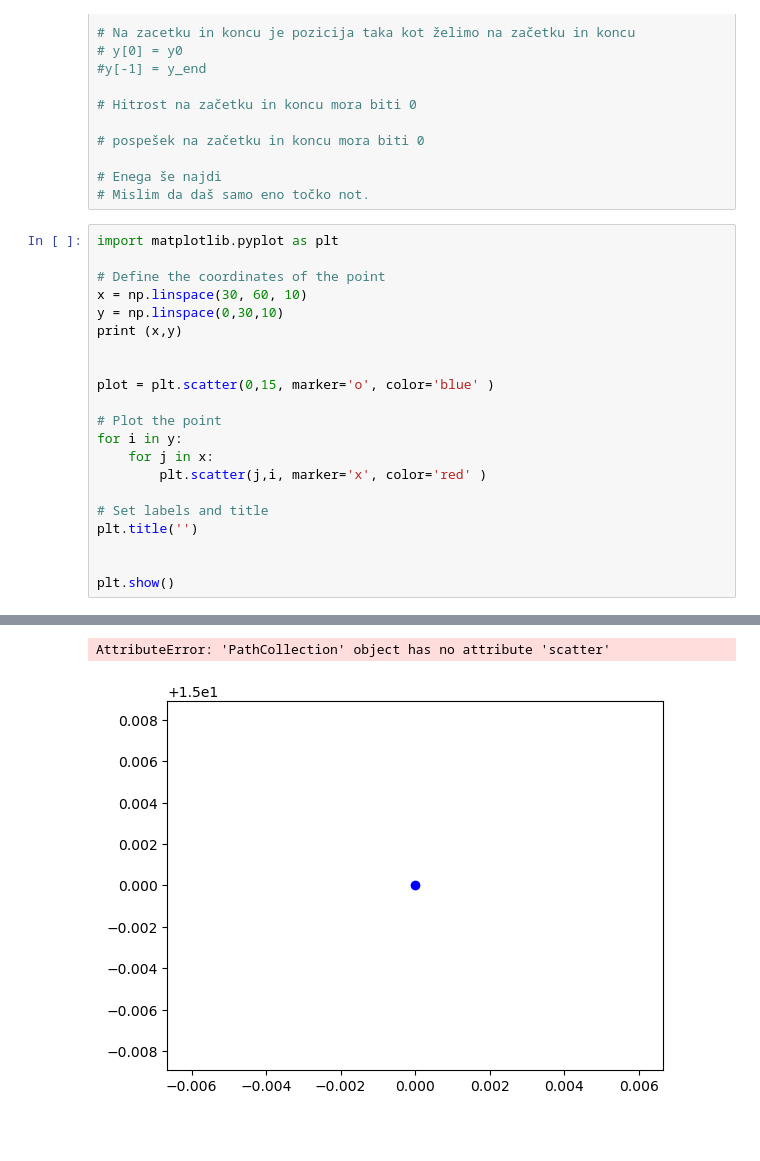
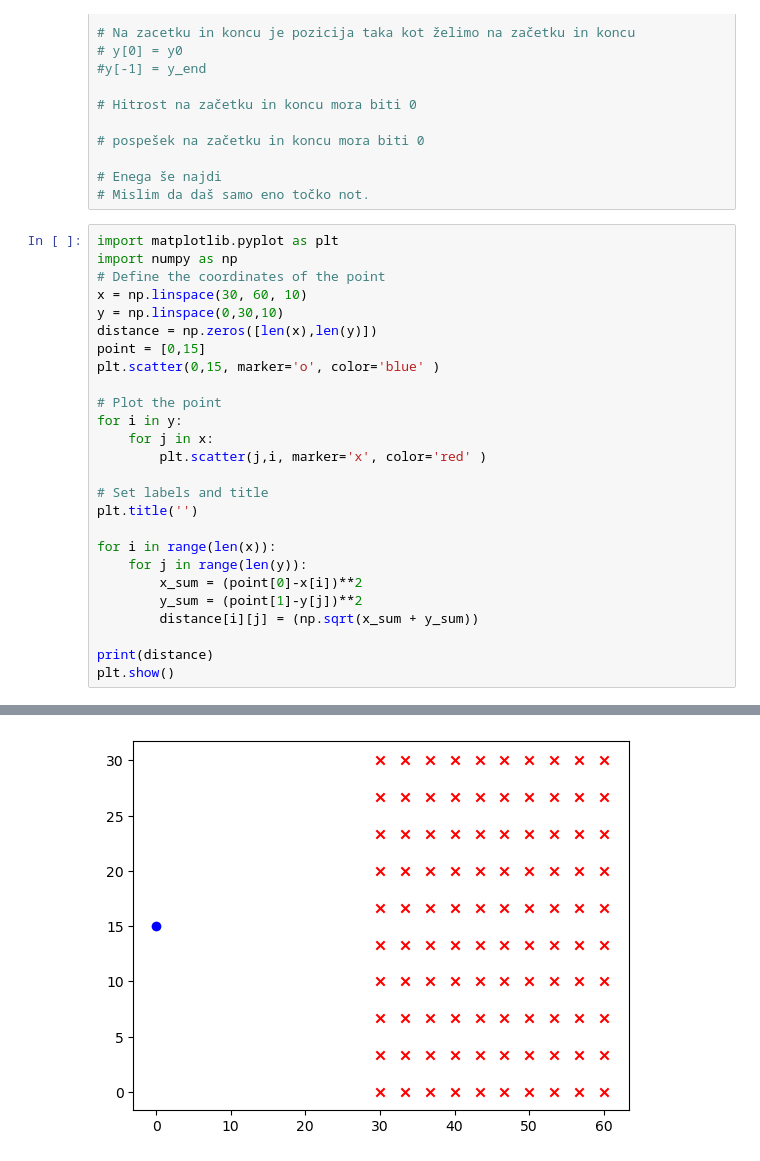
Before and after one commit to timikl/via_point_movement_primitive, a Jupyter notebook: Scripts/Python/Min_jerk_notebook.ipynb, the cells around one changed output, grey strips where cells are left out. Saved outputs shown, nothing was run; the diff lists cells and outputs as text; blank space fills up the shorter version.

```diff
--- a/Scripts/Python/Min_jerk_notebook.ipynb
+++ b/Scripts/Python/Min_jerk_notebook.ipynb
@@ -147,14 +147,13 @@ plt.plot(t, original_traj)
 # Mislim da daš samo eno točko not.
 # %%
 import matplotlib.pyplot as plt
-
+import numpy as np
 # Define the coordinates of the point
 x = np.linspace(30, 60, 10)
 y = np.linspace(0,30,10)
-print (x,y)
-
-
-plot = plt.scatter(0,15, marker='o', color='blue' )
+distance = np.zeros([len(x),len(y)])
+point = [0,15]
+plt.scatter(0,15, marker='o', color='blue' )
 
 # Plot the point
 for i in y:
@@ -164,6 +163,12 @@ for i in y:
 # Set labels and title
 plt.title('')
 
+for i in range(len(x)):
+    for j in range(len(y)):
+        x_sum = (point[0]-x[i])**2
+        y_sum = (point[1]-y[j])**2
+        distance[i][j] = (np.sqrt(x_sum + y_sum))
 
+print(distance)
 plt.show()
 # %% [output]
@@ -173,2 +195 @@ plt.show()
-AttributeError: 'PathCollection' object has no attribute 'scatter'
-[figure, old version]
+[figure, new version]
```
Also changed, not shown: parts of 1 cell of this notebook.
